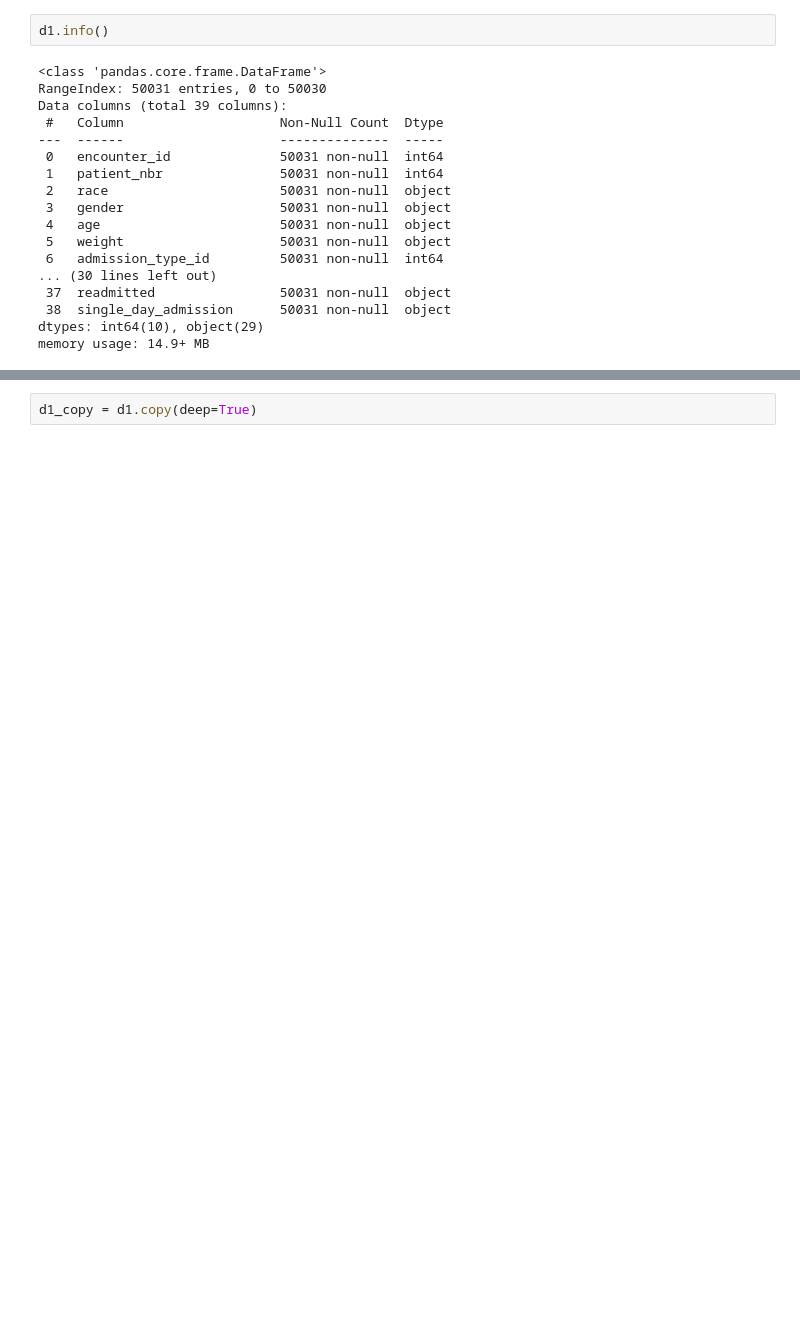
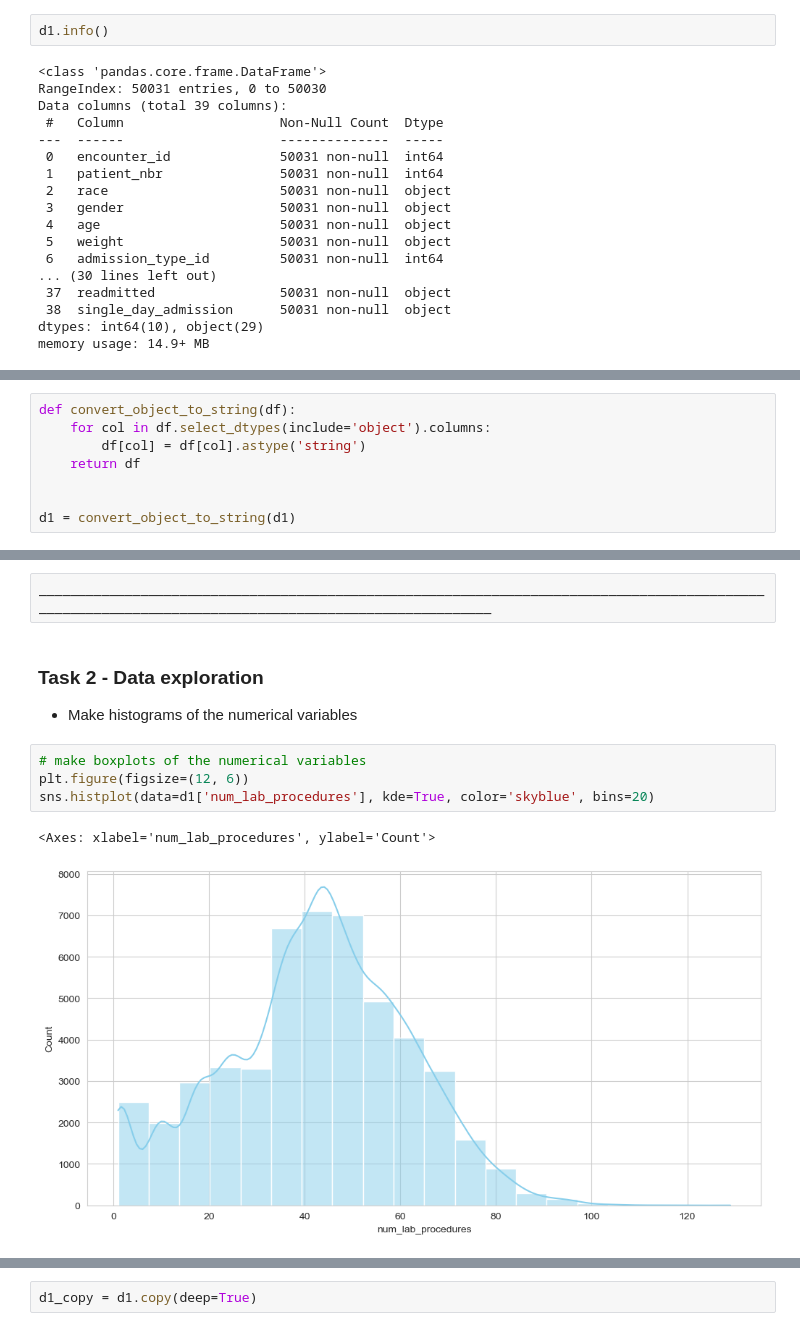
Before and after one commit to johnmarquess/IFN509, a Jupyter notebook: Assignment1_submission/assigment1_analysis.ipynb, the cells around one changed output, grey strips where cells are left out. Drawn from its saved outputs; the diff is of its cells as text; blank space fills up the shorter version.

```diff
--- a/Assignment1_submission/assigment1_analysis.ipynb
+++ b/Assignment1_submission/assigment1_analysis.ipynb
@@ -26,0 +46,8 @@ memory usage: 14.9+ MB
+# %%
+def convert_object_to_string(df):
+    for col in df.select_dtypes(include='object').columns:
+        df[col] = df[col].astype('string')
+    return df
+
+
+d1 = convert_object_to_string(d1)
@@ -34,0 +132,13 @@ Name: count, dtype: int64
+# %% [raw]
+_______________________________________________________________________________________________________________________________________________________
+# %% [markdown]
+### Task 2 - Data exploration
+
+- Make histograms of the numerical variables
+# %%
+# make boxplots of the numerical variables
+plt.figure(figsize=(12, 6))
+sns.histplot(data=d1['num_lab_procedures'], kde=True, color='skyblue', bins=20)
+# %% [output]
+<Axes: xlabel='num_lab_procedures', ylabel='Count'>
+[figure, added]
```
Also changed, not shown: parts of 39 cells of this notebook, 1 other file.
